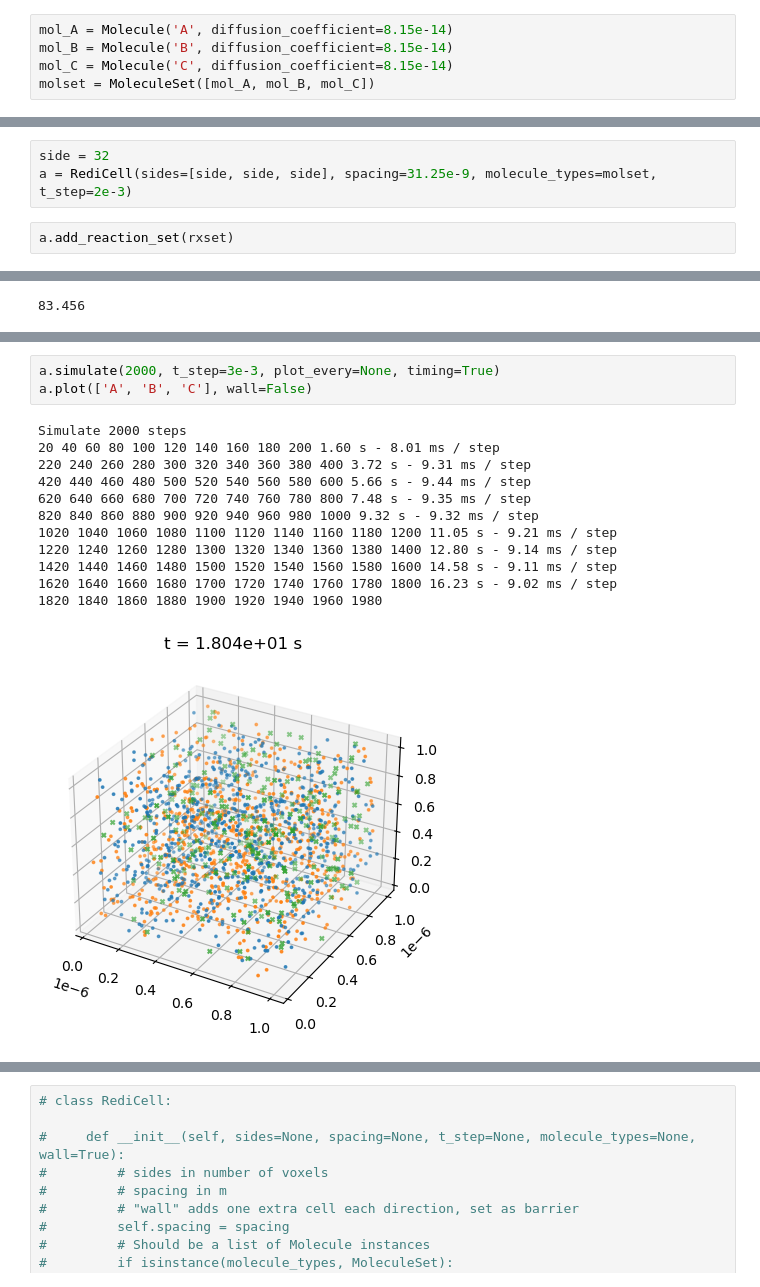
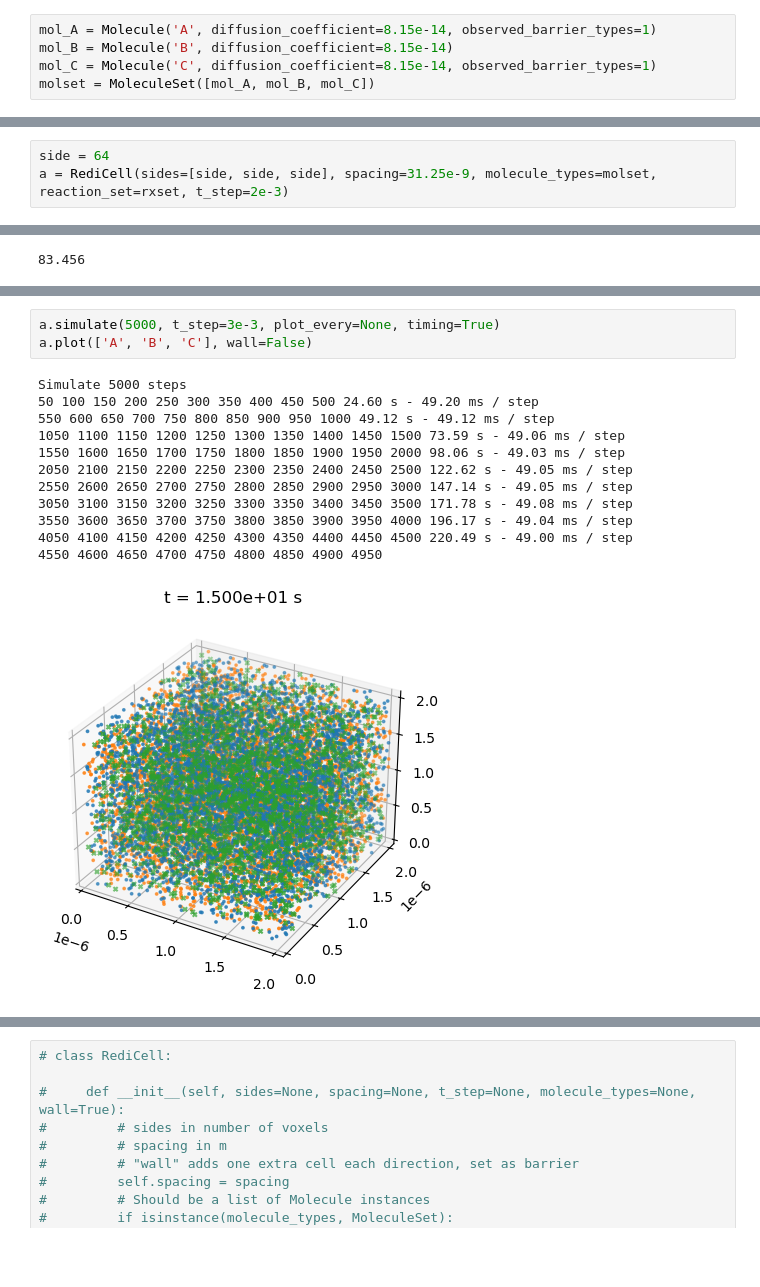
Before and after one commit to darrenjhsu/redicell_framework, a Jupyter notebook: Build_LM_big_matrix.ipynb, the cells around one changed output, grey strips where cells are left out. Cells and saved outputs as stored; diff of their text form; blank space fills up the shorter version.

```diff
--- a/Build_LM_big_matrix.ipynb
+++ b/Build_LM_big_matrix.ipynb
@@ -4,16 +4,14 @@ import matplotlib.pyplot as plt
 import time
 from RediCell import *
 # %%
-mol_A = Molecule('A', diffusion_coefficient=8.15e-14)
+mol_A = Molecule('A', diffusion_coefficient=8.15e-14, observed_barrier_types=1)
 mol_B = Molecule('B', diffusion_coefficient=8.15e-14)
-mol_C = Molecule('C', diffusion_coefficient=8.15e-14)
+mol_C = Molecule('C', diffusion_coefficient=8.15e-14, observed_barrier_types=1)
 molset = MoleculeSet([mol_A, mol_B, mol_C])
 # %%
 rxset = ReactionSet()
 rxset.add_reaction(['A', 'B'], ['C'], 1.07e5)
 rxset.add_reaction(['C'], ['A', 'B'], 0.351)
 # %%
-side = 32
-a = RediCell(sides=[side, side, side], spacing=31.25e-9, molecule_types=molset, t_step=2e-3)
+side = 64
+a = RediCell(sides=[side, side, side], spacing=31.25e-9, molecule_types=molset, reaction_set=rxset, t_step=2e-3)
-# %%
-a.add_reaction_set(rxset)
@@ -112,16 +108,16 @@ a.plot(['A', 'B', 'C'], wall=False)
 # %%
-a.simulate(2000, t_step=3e-3, plot_every=None, timing=True)
+a.simulate(5000, t_step=3e-3, plot_every=None, timing=True)
 a.plot(['A', 'B', 'C'], wall=False)
 # %% [output]
-Simulate 2000 steps
-20 40 60 80 100 120 140 160 180 200 1.60 s - 8.01 ms / step
-220 240 260 280 300 320 340 360 380 400 3.72 s - 9.31 ms / step
-420 440 460 480 500 520 540 560 580 600 5.66 s - 9.44 ms / step
-620 640 660 680 700 720 740 760 780 800 7.48 s - 9.35 ms / step
-820 840 860 880 900 920 940 960 980 1000 9.32 s - 9.32 ms / step
-1020 1040 1060 1080 1100 1120 1140 1160 1180 1200 11.05 s - 9.21 ms / step
-1220 1240 1260 1280 1300 1320 1340 1360 1380 1400 12.80 s - 9.14 ms / step
-1420 1440 1460 1480 1500 1520 1540 1560 1580 1600 14.58 s - 9.11 ms / step
-1620 1640 1660 1680 1700 1720 1740 1760 1780 1800 16.23 s - 9.02 ms / step
-1820 1840 1860 1880 1900 1920 1940 1960 1980
+Simulate 5000 steps
+50 100 150 200 250 300 350 400 450 500 24.60 s - 49.20 ms / step
+550 600 650 700 750 800 850 900 950 1000 49.12 s - 49.12 ms / step
+1050 1100 1150 1200 1250 1300 1350 1400 1450 1500 73.59 s - 49.06 ms / step
+1550 1600 1650 1700 1750 1800 1850 1900 1950 2000 98.06 s - 49.03 ms / step
+2050 2100 2150 2200 2250 2300 2350 2400 2450 2500 122.62 s - 49.05 ms / step
+2550 2600 2650 2700 2750 2800 2850 2900 2950 3000 147.14 s - 49.05 ms / step
+3050 3100 3150 3200 3250 3300 3350 3400 3450 3500 171.78 s - 49.08 ms / step
+3550 3600 3650 3700 3750 3800 3850 3900 3950 4000 196.17 s - 49.04 ms / step
+4050 4100 4150 4200 4250 4300 4350 4400 4450 4500 220.49 s - 49.00 ms / step
+4550 4600 4650 4700 4750 4800 4850 4900 4950
-[figure, old version]
+[figure, new version]
```
Also changed, not shown: parts of 17 cells of this notebook, 2 other files.
